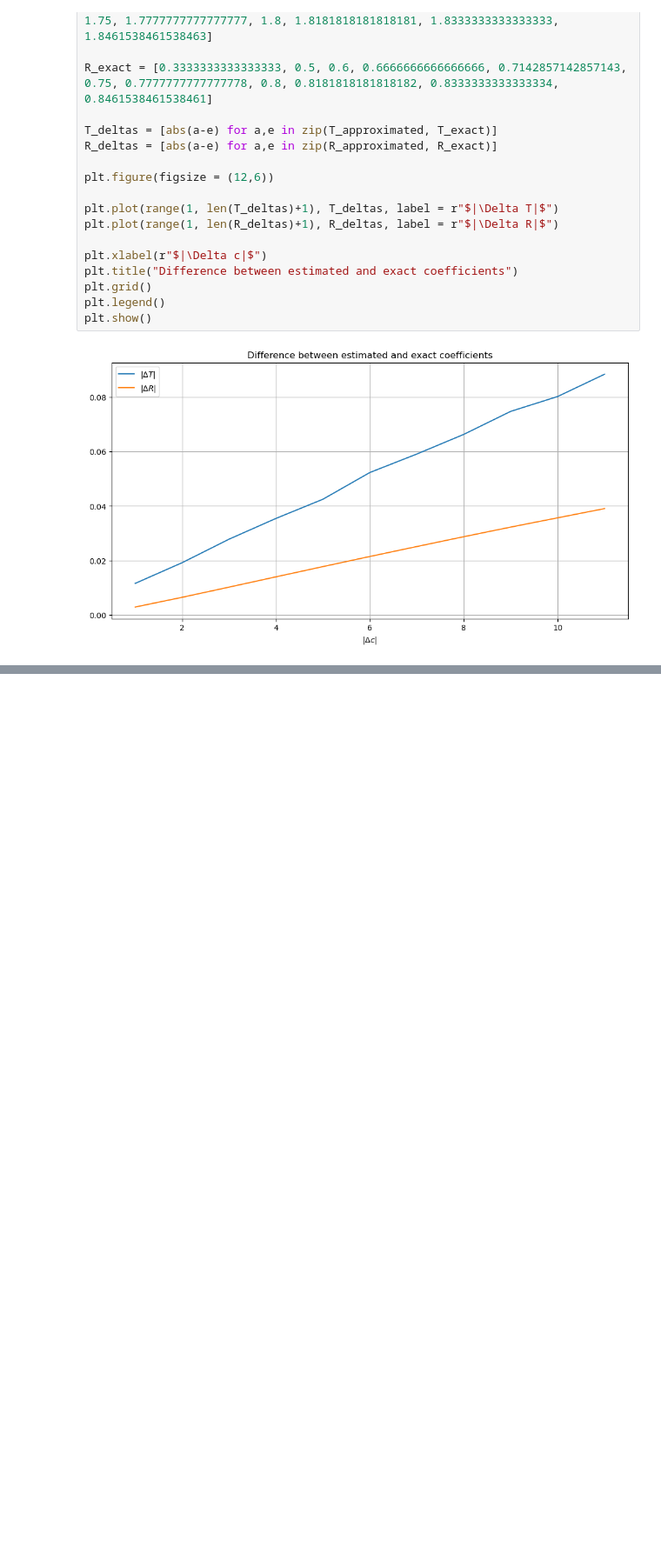
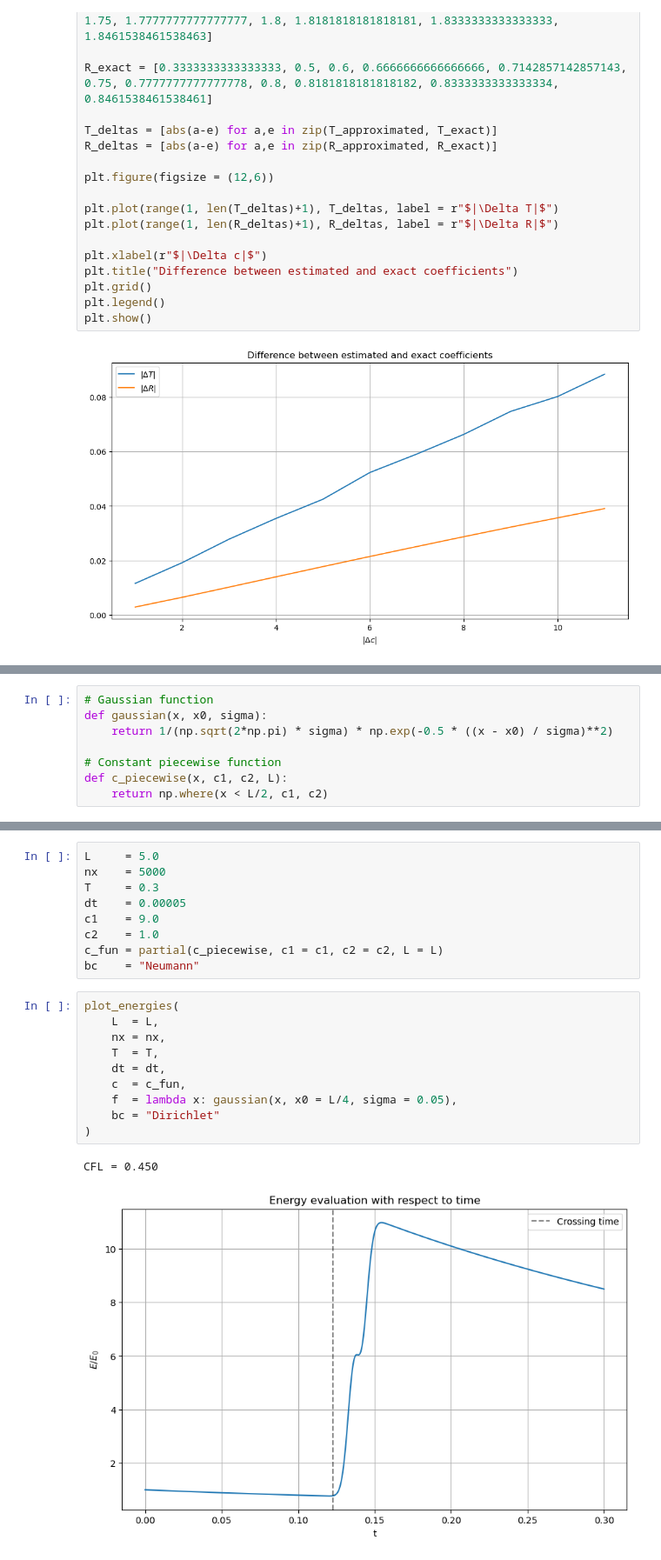
Before and after one commit to darioliotta/Quantum-Information-Project, a Jupyter notebook: colab_try.ipynb, the cells around one changed output, grey strips where cells are left out. Shown at 87% size. Saved outputs shown, nothing was run; the diff lists cells and outputs as text; blank space fills up the shorter version.

```diff
--- a/colab_try.ipynb
+++ b/colab_try.ipynb
@@ -868,0 +879,8 @@ plt.show()
+# %%
+# Gaussian function
+def gaussian(x, x0, sigma):
+    return 1/(np.sqrt(2*np.pi) * sigma) * np.exp(-0.5 * ((x - x0) / sigma)**2)
+
+# Constant piecewise function
+def c_piecewise(x, c1, c2, L):
+    return np.where(x < L/2, c1, c2)
@@ -868,0 +1071,22 @@ plt.show()
+# %%
+L     = 5.0
+nx    = 5000
+T     = 0.3
+dt    = 0.00005
+c1    = 9.0
+c2    = 1.0
+c_fun = partial(c_piecewise, c1 = c1, c2 = c2, L = L)
+bc    = "Neumann"
+# %%
+plot_energies(
+    L  = L,
+    nx = nx,
+    T  = T,
+    dt = dt,
+    c  = c_fun,
+    f  = lambda x: gaussian(x, x0 = L/4, sigma = 0.05),
+    bc = "Dirichlet"
+)
+# %% [output]
+CFL = 0.450
+[figure, added]
```
Also changed, not shown: parts of 2 cells of this notebook, 17 other files.
